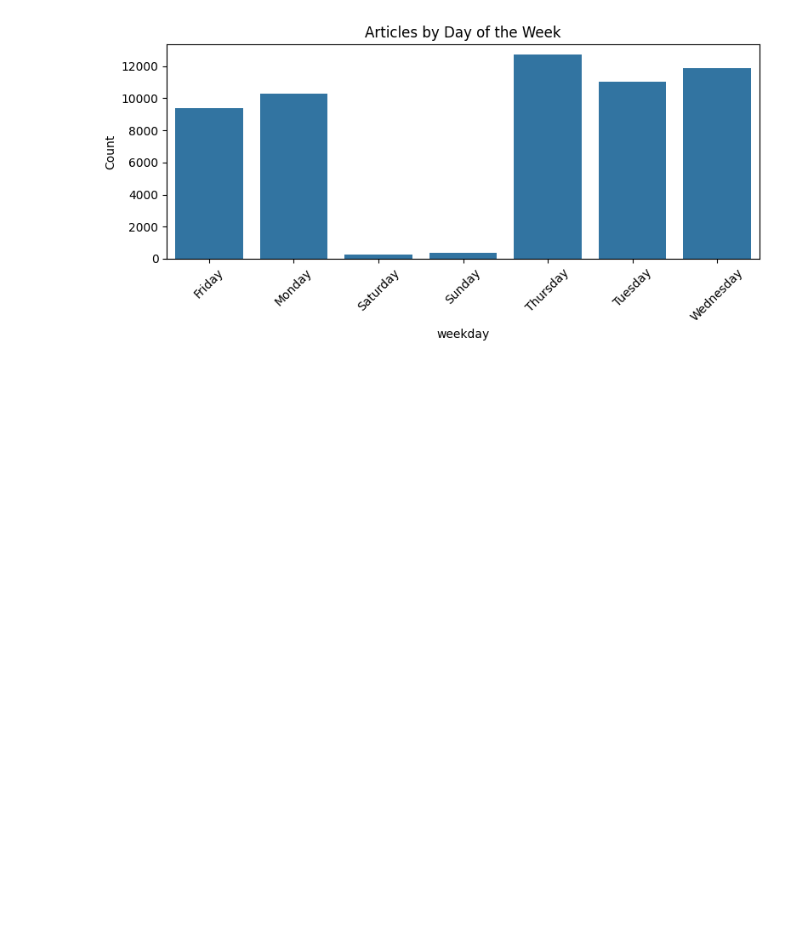
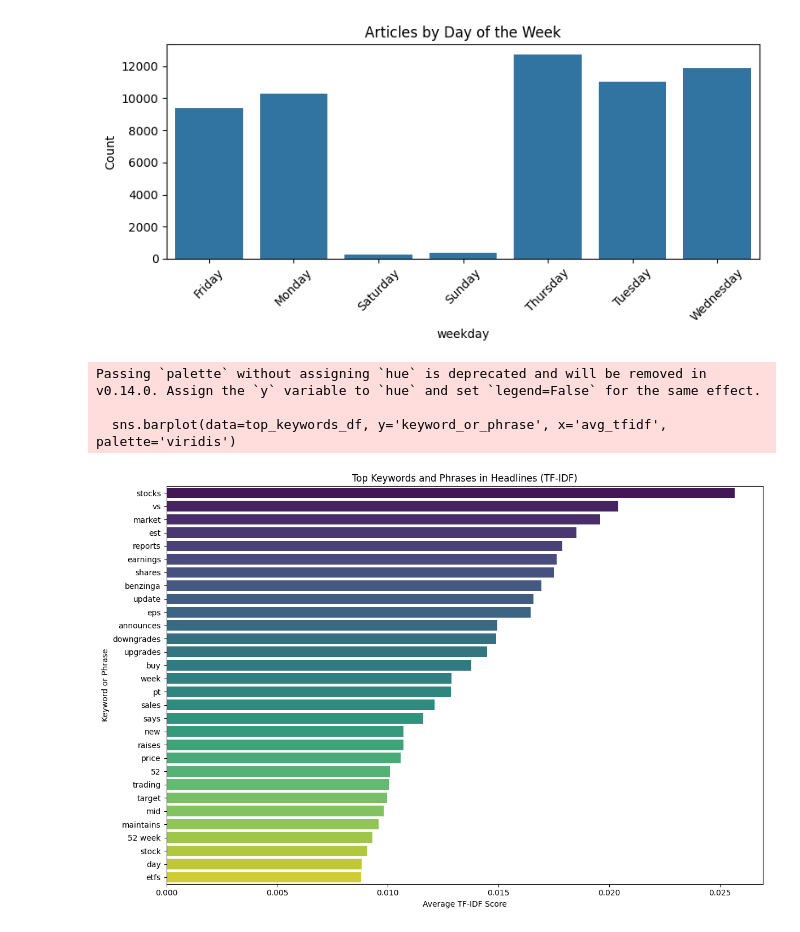
Before and after one commit to Liya-F/financial-news-data-discovery-w1, a Jupyter notebook: notebooks/eda.ipynb, the cells around one changed output. Cells and saved outputs as stored; diff of their text form; code cells hidden in the pictures; blank space fills up the shorter version.

```diff
--- a/notebooks/eda.ipynb
+++ b/notebooks/eda.ipynb
@@ -99,3 +99,39 @@ Tuesday      11037
 Wednesday    11873
 Name: count, dtype: int64
 [figure]
+# %%
+headlines = df['headline'].astype(str).dropna()
+# %%
+# TF-IDF on unigrams and bigrams
+vectorizer = TfidfVectorizer(
+    stop_words='english',
+    ngram_range=(1, 2),       # unigrams + bigrams
+    min_df=10,                # appears in at least 10 headlines
+    max_df=0.8,               # appears in no more than 80% of headlines
+    max_features=1000         # only the top 1000 phrases
+)
+
+X = vectorizer.fit_transform(headlines)
+feature_names = vectorizer.get_feature_names_out()
+
+# Compute average TF-IDF scores
+avg_scores = X.mean(axis=0).A1
+keywords_scores = list(zip(feature_names, avg_scores))
+keywords_scores.sort(key=lambda x: x[1], reverse=True)
+# %%
+# Top 30 keywords
+top_keywords_df = pd.DataFrame(keywords_scores, columns=['keyword_or_phrase', 'avg_tfidf']).head(30)
+
+# Plot
+plt.figure(figsize=(12, 8))
+sns.barplot(data=top_keywords_df, y='keyword_or_phrase', x='avg_tfidf', palette='viridis')
+plt.title('Top Keywords and Phrases in Headlines (TF-IDF)')
+plt.xlabel('Average TF-IDF Score')
+plt.ylabel('Keyword or Phrase')
+plt.tight_layout()
+plt.show()
+# %% [output]
+Passing `palette` without assigning `hue` is deprecated and will be removed in v0.14.0. Assign the `y` variable to `hue` and set `legend=False` for the same effect.
+
+  sns.barplot(data=top_keywords_df, y='keyword_or_phrase', x='avg_tfidf', palette='viridis')
+[figure, added]
```
Also changed, not shown: parts of 3 cells of this notebook.
